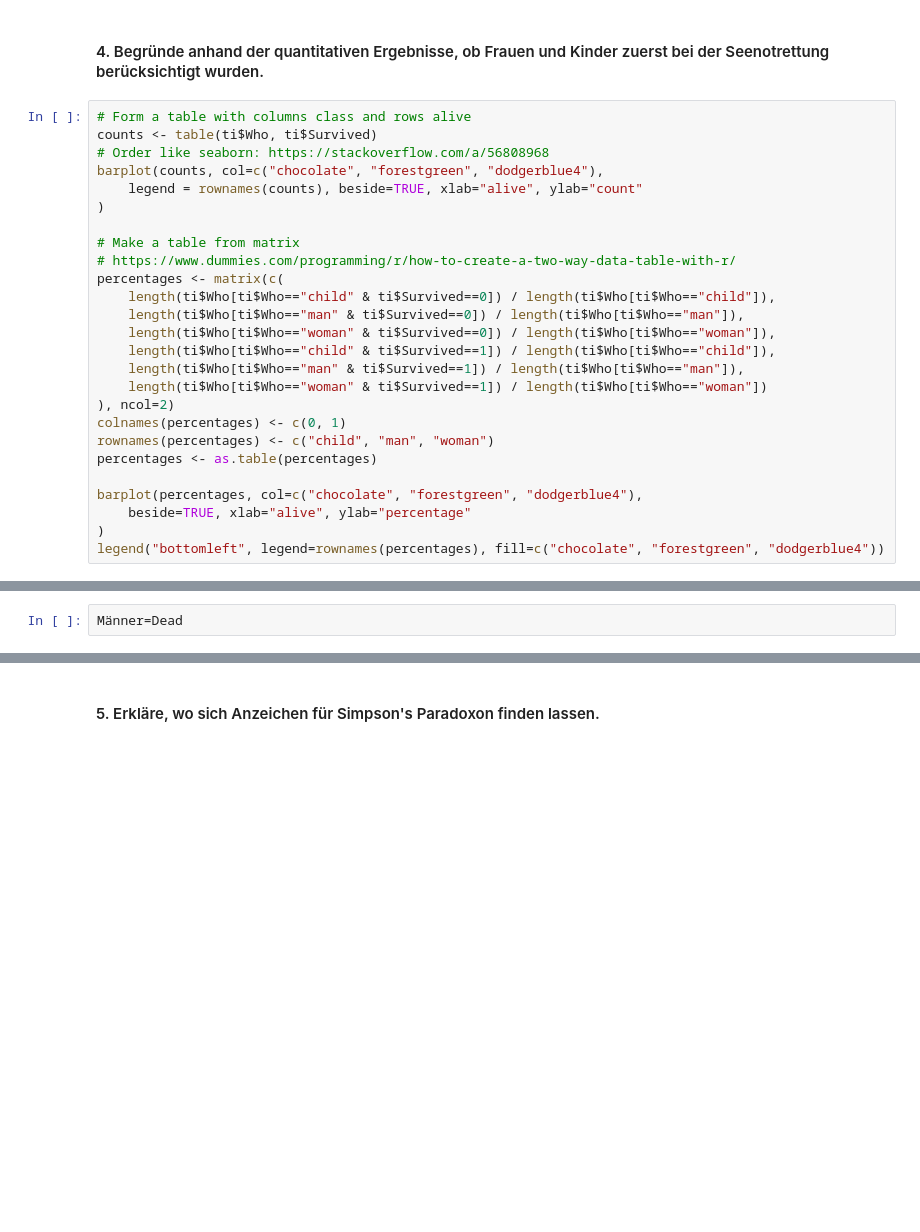
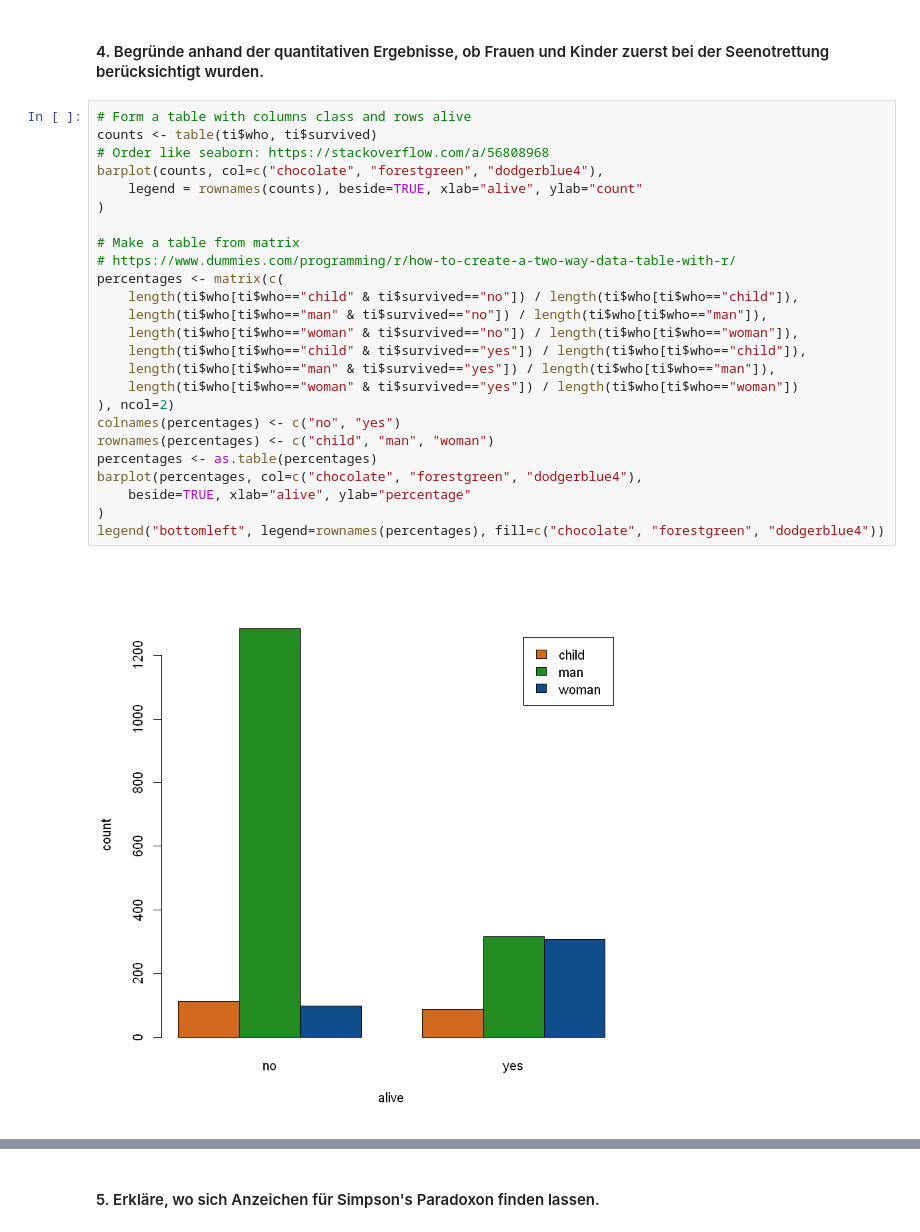
Before and after one commit to kurbaniec/everything-data-science, a Jupyter notebook: content/werkzeuge-zur-visualisierung/werkzeuge-zur-visualisierung.ipynb, the cells around one changed output, grey strips where cells are left out. Drawn from its saved outputs; the diff is of its cells as text; blank space fills up the shorter version.

```diff
--- a/content/werkzeuge-zur-visualisierung/werkzeuge-zur-visualisierung.ipynb
+++ b/content/werkzeuge-zur-visualisierung/werkzeuge-zur-visualisierung.ipynb
@@ -145,27 +116,28 @@ ERROR: Error in plot.window(xlim, ylim, log = log, ...): endliche 'ylim' Werte n
 #### 4. Begründe anhand der quantitativen Ergebnisse, ob Frauen und Kinder zuerst bei der Seenotrettung berücksichtigt wurden.
 # %%
 # Form a table with columns class and rows alive
-counts <- table(ti$Who, ti$Survived)
+counts <- table(ti$who, ti$survived)
 # Order like seaborn: https://stackoverflow.com/a/56808968
 barplot(counts, col=c("chocolate", "forestgreen", "dodgerblue4"),
     legend = rownames(counts), beside=TRUE, xlab="alive", ylab="count"
 )
 
 # Make a table from matrix
 # https://www.dummies.com/programming/r/how-to-create-a-two-way-data-table-with-r/
 percentages <- matrix(c(
-    length(ti$Who[ti$Who=="child" & ti$Survived==0]) / length(ti$Who[ti$Who=="child"]),
-    length(ti$Who[ti$Who=="man" & ti$Survived==0]) / length(ti$Who[ti$Who=="man"]),
-    length(ti$Who[ti$Who=="woman" & ti$Survived==0]) / length(ti$Who[ti$Who=="woman"]),
-    length(ti$Who[ti$Who=="child" & ti$Survived==1]) / length(ti$Who[ti$Who=="child"]),
-    length(ti$Who[ti$Who=="man" & ti$Survived==1]) / length(ti$Who[ti$Who=="man"]),
-    length(ti$Who[ti$Who=="woman" & ti$Survived==1]) / length(ti$Who[ti$Who=="woman"])
+    length(ti$who[ti$who=="child" & ti$survived=="no"]) / length(ti$who[ti$who=="child"]),
+    length(ti$who[ti$who=="man" & ti$survived=="no"]) / length(ti$who[ti$who=="man"]),
+    length(ti$who[ti$who=="woman" & ti$survived=="no"]) / length(ti$who[ti$who=="woman"]),
+    length(ti$who[ti$who=="child" & ti$survived=="yes"]) / length(ti$who[ti$who=="child"]),
+    length(ti$who[ti$who=="man" & ti$survived=="yes"]) / length(ti$who[ti$who=="man"]),
+    length(ti$who[ti$who=="woman" & ti$survived=="yes"]) / length(ti$who[ti$who=="woman"])
 ), ncol=2)
-colnames(percentages) <- c(0, 1)
+colnames(percentages) <- c("no", "yes")
 rownames(percentages) <- c("child", "man", "woman")
 percentages <- as.table(percentages)
-
 barplot(percentages, col=c("chocolate", "forestgreen", "dodgerblue4"),
     beside=TRUE, xlab="alive", ylab="percentage"
 )
 legend("bottomleft", legend=rownames(percentages), fill=c("chocolate", "forestgreen", "dodgerblue4"))
+# %% [output]
+[figure, added]
@@ -172,2 +144,0 @@ legend("bottomleft", legend=rownames(percentages), fill=c("chocolate", "forestgr
-# %%
-Männer=Dead
```
Also changed, not shown: parts of 5 cells of this notebook, 21 other files.
